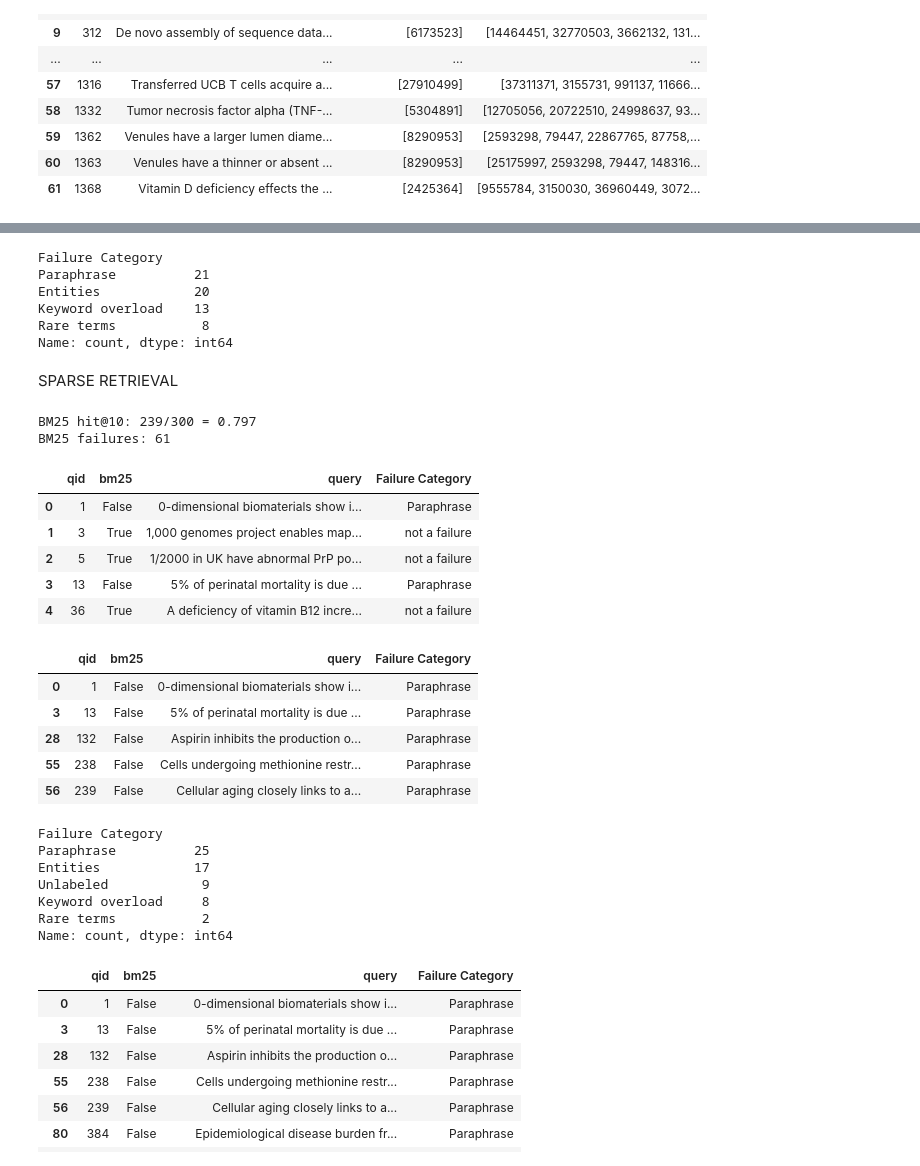
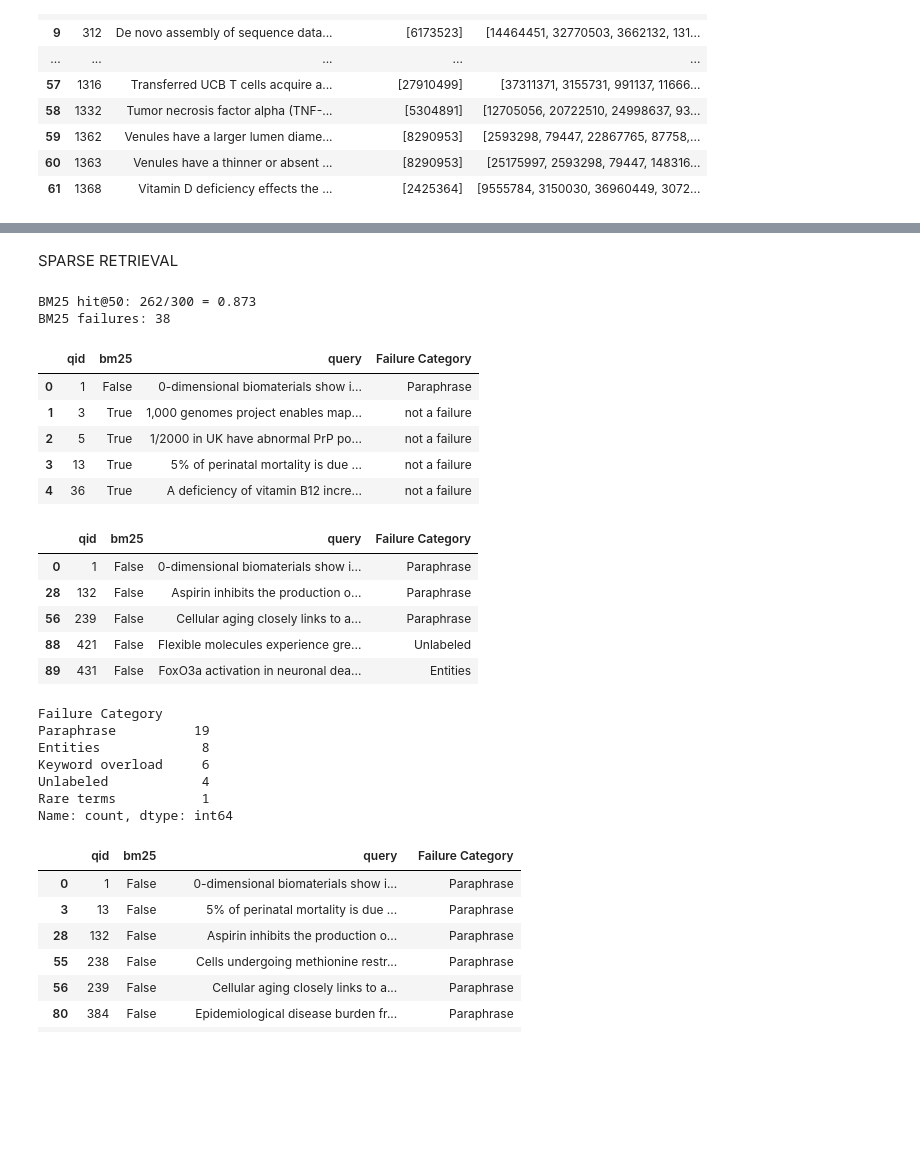
Before and after one commit to jacobr12/CS197-ProjectB, a Jupyter notebook: analysisretreival.ipynb, the cells around one changed output, grey strips where cells are left out. Saved outputs shown, nothing was run; the diff lists cells and outputs as text; code cells hidden in the pictures; blank space fills up the shorter version.

```diff
--- a/analysisretreival.ipynb
+++ b/analysisretreival.ipynb
@@ -209,7 +209,7 @@ print("example:", segments[0].start_idx, segments[0].end_idx, segment_doc_ids[0]
 segments: 5183
 example: 0 1 4983
 # %%
-dense = R.DenseRetriever(segments=segments, embedder=embedder, top_k=10)
+dense = R.DenseRetriever(segments=segments, embedder=embedder, top_k=50)
 # %%
 def is_hit_at_k(retrieved_doc_ids, qrel_dict):
     gold = set(qrel_dict.keys())
@@ -523,15 +523,6 @@ qid_categories_dense
  '1395': {'dense': True,
   'query': 'p16INK4A accumulation is  linked to an abnormal wound response caused by the microinvasive step of advanced Oral Potentially Malignant Lesions (OPMLs).',
   'Failure Category': 'not a failure'}}
-# %%
-fail_df["Failure Category"].value_counts()
-# %% [output]
-Failure Category
-Paraphrase          21
-Entities            20
-Keyword overload    13
-Rare terms           8
-Name: count, dtype: int64
 # %% [markdown]
 SPARSE RETRIEVAL
 # %%
@@ -601,7 +592,7 @@ def bm25_retrieve(query_text: str, k: int = 10):
 # ----------------------------
 # 5) Run BM25 over all queries
 # ----------------------------
-k = 10
+k = 50
 bm25_results = {qid: bm25_retrieve(qtext, k=k) for qid, qtext in queries_int.items()}
 
 # ----------------------------
@@ -670,46 +661,46 @@ for qid in qid_categories_sparse:
 bm25_df = pd.DataFrame([{"qid": qid, **qid_categories_sparse[qid]} for qid in qid_categories_sparse]).sort_values("qid")
 fail_df_bm25 = bm25_df[bm25_df["bm25"] == False].copy()
 
 
 qid_categories_sparse = {
     int(k): v for k, v in qid_categories_sparse.items()
 }
 for qid in qid_categories_sparse:
     if not qid_categories_sparse[qid]["bm25"]:
         for label, qids in sparse_label_map.items():
             if qid in qids:
                 qid_categories_sparse[qid]["Failure Category"] = label
                 break
 
 # Fill remaining
 for qid in qid_categories_sparse:
     if (qid_categories_sparse[qid]["bm25"] == False and
         qid_categories_sparse[qid]["Failure Category"] is None):
         qid_categories_sparse[qid]["Failure Category"] = "Unlabeled"
 display(bm25_df.head())
 display(fail_df_bm25.head())
 display(fail_df_bm25["Failure Category"].value_counts())
 # %% [output]
-BM25 hit@10: 239/300 = 0.797
-BM25 failures: 61
+BM25 hit@50: 262/300 = 0.873
+BM25 failures: 38
 |  | qid | bm25 | query | Failure Category |
 | 0 | 1 | False | 0-dimensional biomaterials show i... | Paraphrase |
 | 1 | 3 | True | 1,000 genomes project enables map... | not a failure |
 | 2 | 5 | True | 1/2000 in UK have abnormal PrP po... | not a failure |
-| 3 | 13 | False | 5% of perinatal mortality is due ... | Paraphrase |
+| 3 | 13 | True | 5% of perinatal mortality is due ... | not a failure |
 | 4 | 36 | True | A deficiency of vitamin B12 incre... | not a failure |
 |  | qid | bm25 | query | Failure Category |
 | 0 | 1 | False | 0-dimensional biomaterials show i... | Paraphrase |
-| 3 | 13 | False | 5% of perinatal mortality is due ... | Paraphrase |
 | 28 | 132 | False | Aspirin inhibits the production o... | Paraphrase |
-| 55 | 238 | False | Cells undergoing methionine restr... | Paraphrase |
 | 56 | 239 | False | Cellular aging closely links to a... | Paraphrase |
+| 88 | 421 | False | Flexible molecules experience gre... | Unlabeled |
+| 89 | 431 | False | FoxO3a activation in neuronal dea... | Entities |
 Failure Category
-Paraphrase          25
-Entities            17
-Unlabeled            9
-Keyword overload     8
-Rare terms           2
+Paraphrase          19
+Entities             8
+Keyword overload     6
+Unlabeled            4
+Rare terms           1
 Name: count, dtype: int64
 # %%
 fail_df_bm25
```
Also changed, not shown: parts of 18 cells of this notebook.
